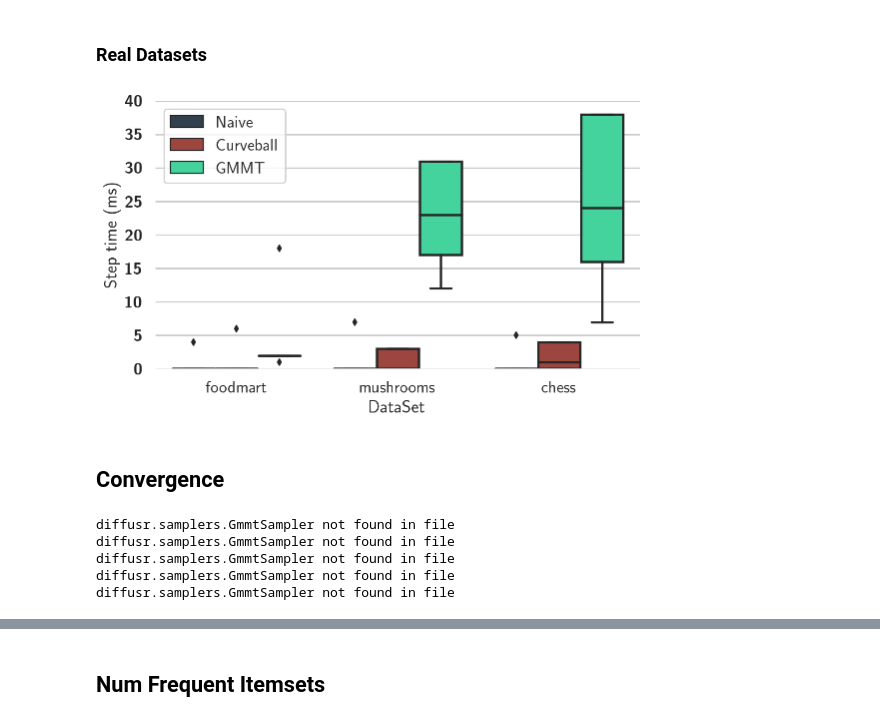
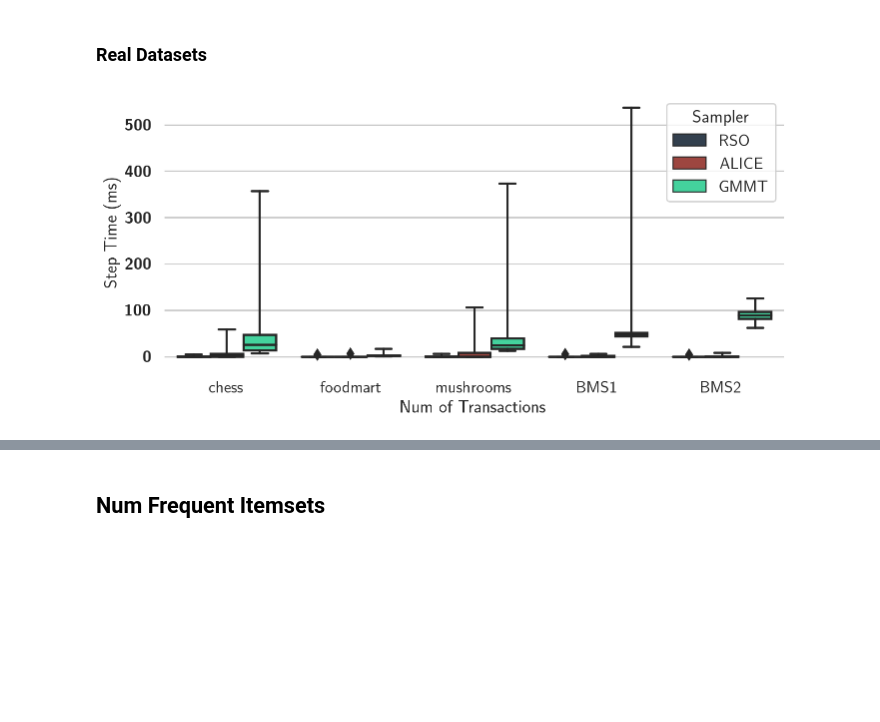
Before and after one commit to acdmammoths/alice, a Jupyter notebook: code/notebooks/Results.ipynb, the cells around one changed output, grey strips where cells are left out. Saved outputs shown, nothing was run; the diff lists cells and outputs as text; code cells hidden in the pictures; blank space fills up the shorter version.

Commit message:
new results

```diff
--- a/code/notebooks/Results.ipynb
+++ b/code/notebooks/Results.ipynb
@@ -122,0 +241,2 @@ for dataset in ['chess', 'foodmart', 'mushrooms']:
+# %%
+conv_time_df['Time (s)'] = conv_time_df['Time'] / 1000
@@ -148,3 +437,25 @@ results_df.head()
+# %%
+result_dir = '../output/scalability/'
+# config
+dbs = ['synthetic-5', 'synthetic-10',
+       'synthetic-15', 'synthetic-20']
+real_dbs = ['chess', 'foodmart', 'mushrooms', 'BMS1', 'BMS2']
+# %%
+results_df = pd.DataFrame()
+for db in dbs:
+    file_name = f'{db}-25-0.1-10000-0.json'
+    file = result_dir + file_name
+    tmp_df = ss.get_scalability_df(file, file_name)
+    tmp_df['DataSet'] = db
+    results_df = results_df.append(tmp_df, ignore_index=True)
+for db in real_dbs:
+    file_name = f'{db}-10000-0.json'
+    file = result_dir + file_name
+    tmp_df = ss.get_scalability_df(file, file_name)
+    tmp_df['DataSet'] = db
+    results_df = results_df.append(tmp_df, ignore_index=True)
+# %%
+results_df['Algorithm'] = results_df['Algorithm'].apply(lambda x: sampler_names[x])
 # %% [markdown]
 ### Synthetic Datasets
 # %%
@@ -186,21 +481,22 @@ results_df
 # %% [markdown]
 ### Real Datasets
 # %%
-fig, ax = plt.subplots(figsize=(8,5))
+fig, ax = plt.subplots(figsize=(10,5))
 
-data = results_df[results_df['DataSet'].isin(['foodmart', 'mushrooms', 'chess'])]
-sns.boxplot(data=data, x='DataSet',
-            palette=palette, dodge=True,
-            y='Step time (ms)', hue='Algorithm')
-ax.set_ylim(top=40, bottom=0)
+data = results_df[results_df['DataSet'].isin(real_dbs)]
+sns.set_theme(style='whitegrid', context='talk')
+sns.boxplot(data=data, x='DataSet', whis=100,
+            palette=palette, fliersize=8, y='Step time (ms)',
+            hue='Algorithm', ax=ax)
+# ax.set_ylim(top=100, bottom=0)
+ax.set_xlabel('Num of Transactions')
+ax.set_ylabel('Step Time (ms)')
+ax.legend(title='Sampler')
 ax.spines['right'].set_visible(False)
 ax.spines['top'].set_visible(False)
 ax.spines['left'].set_visible(False)
 ax.spines['bottom'].set_visible(False)
-ax.legend()
 plt.tight_layout()
-#     plt.savefig(fig_dir+'scalability.pdf')
+plt.savefig(fig_dir+'scalability_real.pdf')
 # %% [output]
-[figure, old version]
+[figure, new version]
-# %% [markdown]
-## Convergence
@@ -210,13 +502,0 @@ files = glob(result_dir+'*')
-# %%
-conv_df = pd.DataFrame()
-for file in files:
-    db = file.split('/')[-1][:-4].split('-')[0]
-    tmp_df = cs.get_convergence_df(file)
-    tmp_df['DataSet'] = db
-    conv_df = conv_df.append(tmp_df)
-# %% [output]
-diffusr.samplers.GmmtSampler not found in file
-diffusr.samplers.GmmtSampler not found in file
-diffusr.samplers.GmmtSampler not found in file
-diffusr.samplers.GmmtSampler not found in file
-diffusr.samplers.GmmtSampler not found in file
```
Also changed, not shown: parts of 50 cells of this notebook, 46 other files.
